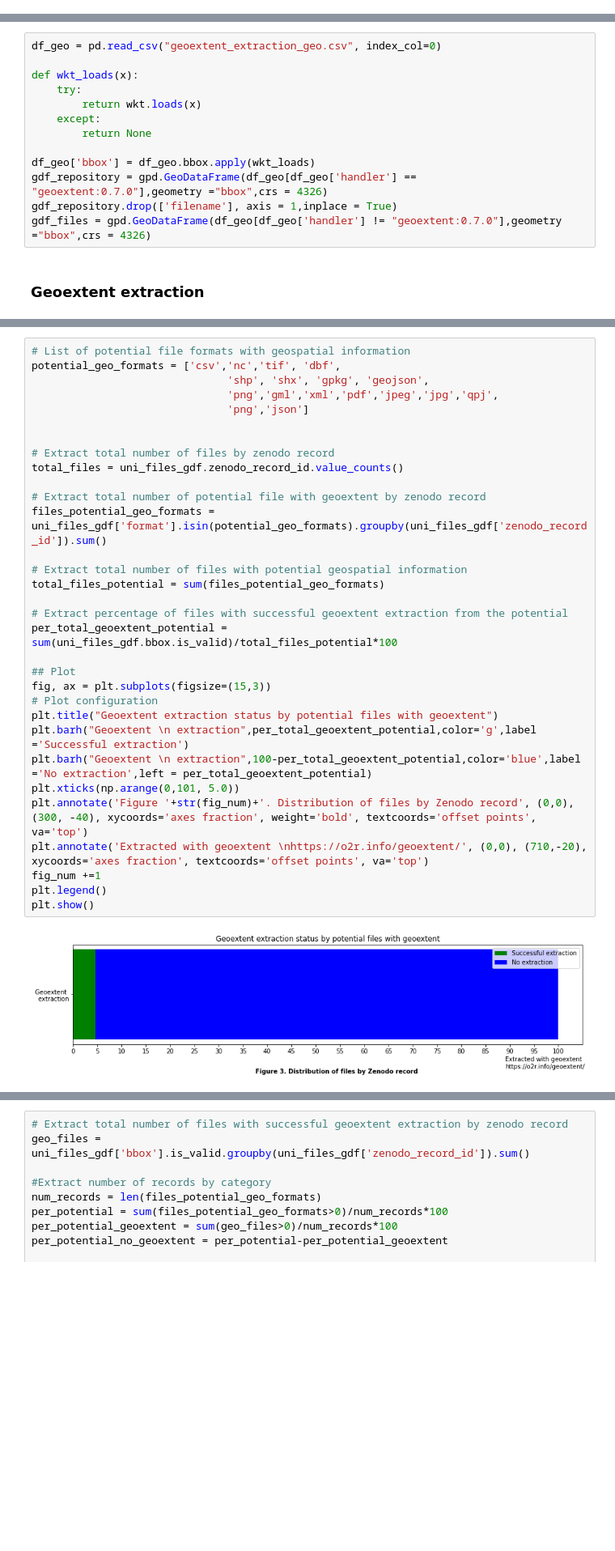
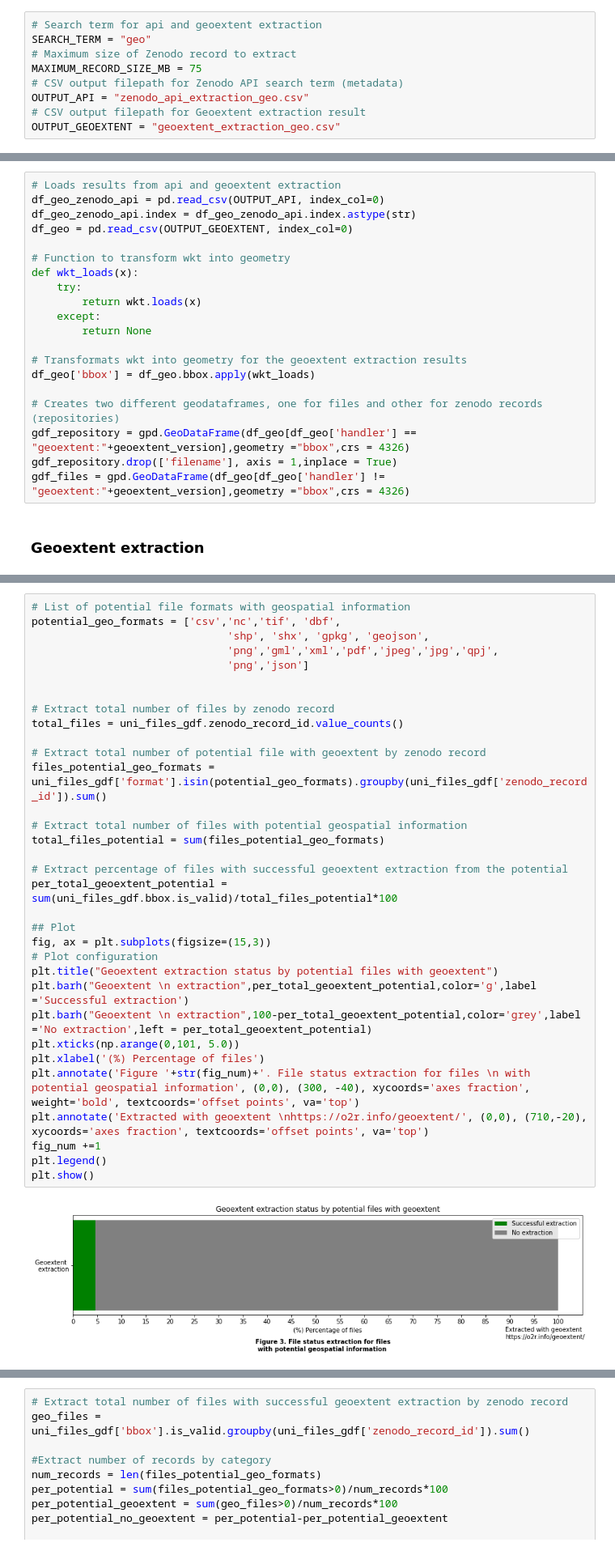
Before and after one commit to o2r-project/geoextent, a Jupyter notebook: showcase/SG_01_Exploring_Research_Data_Repositories_with_geoextent.ipynb, the cells around one changed output, grey strips where cells are left out. Shown at 81% size. Cells and saved outputs as stored; diff of their text form; blank space fills up the shorter version.

```diff
--- a/showcase/SG_01_Exploring_Research_Data_Repositories_with_geoextent.ipynb
+++ b/showcase/SG_01_Exploring_Research_Data_Repositories_with_geoextent.ipynb
@@ -103,3 +100,12 @@ Set all relevant parameters for the notebook. By convention, parameters are uppe
+# %%
+# Search term for api and geoextent extraction
+SEARCH_TERM = "geo"
+# Maximum size of Zenodo record to extract
+MAXIMUM_RECORD_SIZE_MB = 75
+# CSV output filepath for Zenodo API search term (metadata)
+OUTPUT_API = "zenodo_api_extraction_geo.csv"
+# CSV output filepath for Geoextent extraction result
+OUTPUT_GEOEXTENT = "geoextent_extraction_geo.csv"
 # %% [markdown]
 
 # Data import
@@ -293,15 +305,22 @@ After the extraction of geographical and temporal extent of zenodo repositories
 # %%
-df_geo = pd.read_csv("geoextent_extraction_geo.csv", index_col=0)
+# Loads results from api and geoextent extraction
+df_geo_zenodo_api = pd.read_csv(OUTPUT_API, index_col=0)
+df_geo_zenodo_api.index = df_geo_zenodo_api.index.astype(str)
+df_geo = pd.read_csv(OUTPUT_GEOEXTENT, index_col=0)
 
+# Function to transform wkt into geometry
 def wkt_loads(x):
     try:
         return wkt.loads(x)
     except:
         return None
 
+# Transformats wkt into geometry for the geoextent extraction results
 df_geo['bbox'] = df_geo.bbox.apply(wkt_loads)
-gdf_repository = gpd.GeoDataFrame(df_geo[df_geo['handler'] == "geoextent:0.7.0"],geometry ="bbox",crs = 4326)
+
+# Creates two different geodataframes, one for files and other for zenodo records (repositories)
+gdf_repository = gpd.GeoDataFrame(df_geo[df_geo['handler'] == "geoextent:"+geoextent_version],geometry ="bbox",crs = 4326)
 gdf_repository.drop(['filename'], axis = 1,inplace = True)
-gdf_files = gpd.GeoDataFrame(df_geo[df_geo['handler'] != "geoextent:0.7.0"],geometry ="bbox",crs = 4326)
+gdf_files = gpd.GeoDataFrame(df_geo[df_geo['handler'] != "geoextent:"+geoextent_version],geometry ="bbox",crs = 4326)
 # %% [markdown]
 ### Geoextent extraction
@@ -390,34 +409,35 @@ In this sense, we took those files with known formats to potentially store geosp
 # List of potential file formats with geospatial information
 potential_geo_formats = ['csv','nc','tif', 'dbf',
                                'shp', 'shx', 'gpkg', 'geojson',
                                'png','gml','xml','pdf','jpeg','jpg','qpj',
                                'png','json']
 
 
 # Extract total number of files by zenodo record
 total_files = uni_files_gdf.zenodo_record_id.value_counts()
 
 # Extract total number of potential file with geoextent by zenodo record
 files_potential_geo_formats = uni_files_gdf['format'].isin(potential_geo_formats).groupby(uni_files_gdf['zenodo_record_id']).sum()
 
 # Extract total number of files with potential geospatial information
 total_files_potential = sum(files_potential_geo_formats)
 
 # Extract percentage of files with successful geoextent extraction from the potential
 per_total_geoextent_potential = sum(uni_files_gdf.bbox.is_valid)/total_files_potential*100
 
 ## Plot
 fig, ax = plt.subplots(figsize=(15,3))
 # Plot configuration
 plt.title("Geoextent extraction status by potential files with geoextent")
 plt.barh("Geoextent \n extraction",per_total_geoextent_potential,color='g',label ='Successful extraction')
-plt.barh("Geoextent \n extraction",100-per_total_geoextent_potential,color='blue',label ='No extraction',left = per_total_geoextent_potential)
+plt.barh("Geoextent \n extraction",100-per_total_geoextent_potential,color='grey',label ='No extraction',left = per_total_geoextent_potential)
 plt.xticks(np.arange(0,101, 5.0))
-plt.annotate('Figure '+str(fig_num)+'. Distribution of files by Zenodo record', (0,0), (300, -40), xycoords='axes fraction', weight='bold', textcoords='offset points', va='top')
+plt.xlabel('(%) Percentage of files')
+plt.annotate('Figure '+str(fig_num)+'. File status extraction for files \n with potential geospatial information', (0,0), (300, -40), xycoords='axes fraction', weight='bold', textcoords='offset points', va='top')
 plt.annotate('Extracted with geoextent \nhttps://o2r.info/geoextent/', (0,0), (710,-20), xycoords='axes fraction', textcoords='offset points', va='top')
 fig_num +=1
 plt.legend()
 plt.show()
 # %% [output]
-[figure, old version]
+[figure, new version]
 # %% [markdown]
```
Also changed, not shown: parts of 39 cells of this notebook, 2 other files.
